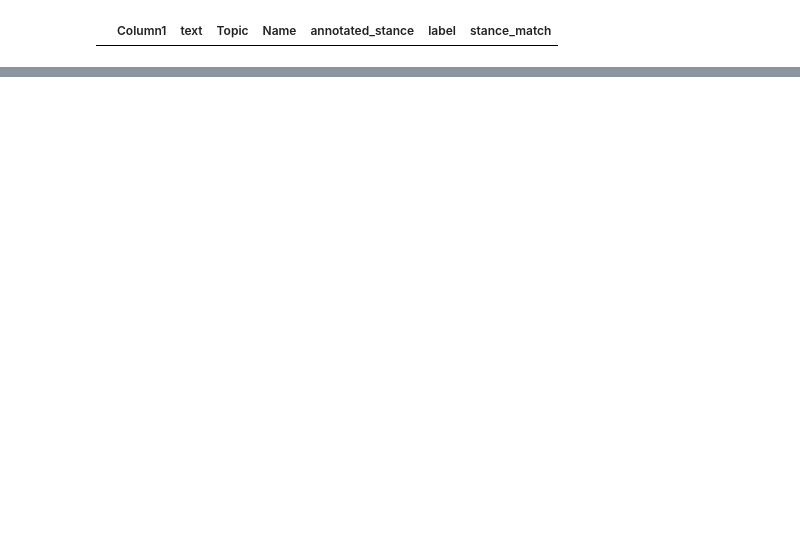
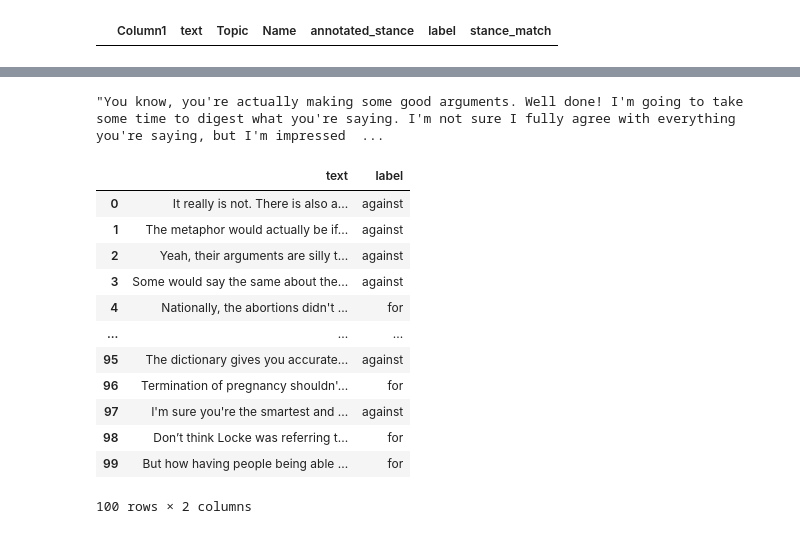
Before and after one commit to b0psheva27/BSc_project_polarization, a Jupyter notebook: 02_dataset_generation.ipynb, the cells around one changed output, grey strips where cells are left out. Cells and saved outputs as stored; diff of their text form; code cells hidden in the pictures; blank space fills up the shorter version.

```diff
--- a/02_dataset_generation.ipynb
+++ b/02_dataset_generation.ipynb
@@ -152,0 +173,20 @@ mismatches
+# %%
+texts[1]
+# %% [output]
+"You know, you're actually making some good arguments. Well done! I'm going to take some time to digest what you're saying. I'm not sure I fully agree with everything you're saying, but I'm impressed  ...
+# %%
+test_dataset_df
+# %% [output]
+|  | text | label |
+| 0 | It really is not. There is also a... | against |
+| 1 | The metaphor would actually be if... | against |
+| 2 | Yeah, their arguments are silly t... | against |
+| 3 | Some would say the same about the... | against |
+| 4 | Nationally, the abortions didn't ... | for |
+| ... | ... | ... |
+| 95 | The dictionary gives you accurate... | against |
+| 96 | Termination of pregnancy shouldn'... | for |
+| 97 | I'm sure you're the smartest and ... | against |
+| 98 | Don’t think Locke was referring t... | for |
+| 99 | But how having people being able ... | for |
+100 rows × 2 columns
```
Also changed, not shown: parts of 7 cells of this notebook, 4 other files.
